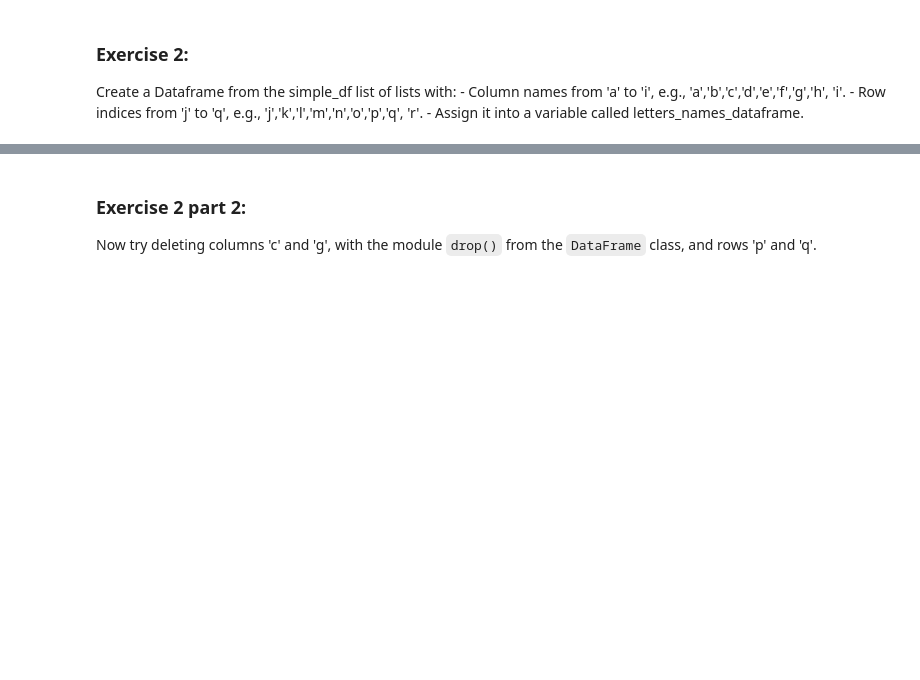
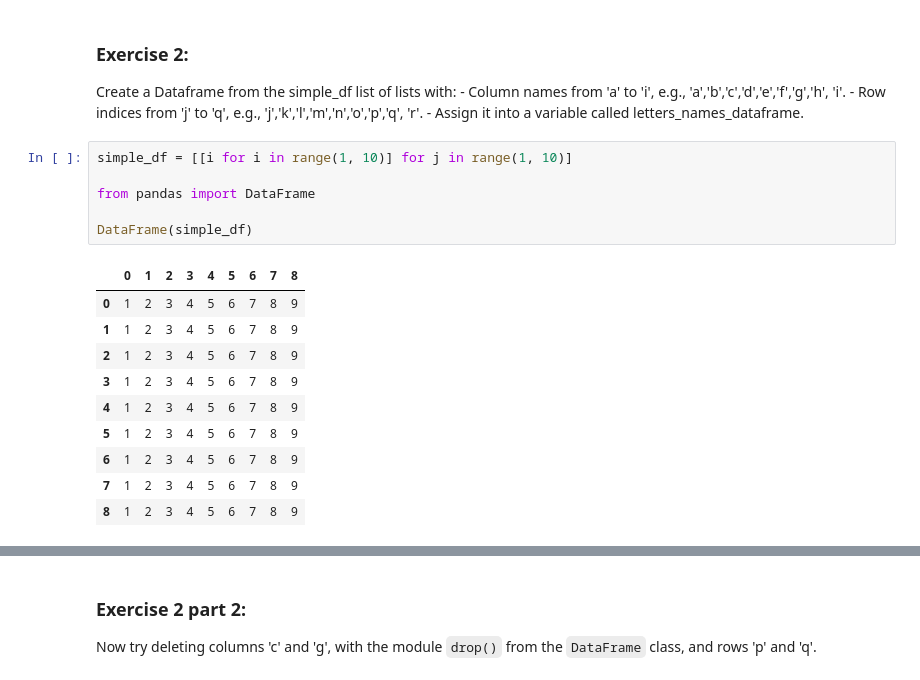
Before and after one commit to feliuserra/data_visualization_python, a Jupyter notebook: 1_Notebook_Introduction_to_Python_Pandas_and_Matplotlib.ipynb, the cells around one changed output, grey strips where cells are left out. Saved outputs shown, nothing was run; the diff lists cells and outputs as text; blank space fills up the shorter version.

```diff
--- a/1_Notebook_Introduction_to_Python_Pandas_and_Matplotlib.ipynb
+++ b/1_Notebook_Introduction_to_Python_Pandas_and_Matplotlib.ipynb
@@ -236,6 +236,23 @@ Create a Dataframe from the simple_df list of lists with:
     - Column names from 'a' to 'i', e.g., 'a','b','c','d','e','f','g','h', 'i'.
     - Row indices from 'j' to 'q', e.g., 'j','k','l','m','n','o','p','q', 'r'.
     - Assign it into a variable called letters_names_dataframe.
+# %%
+simple_df = [[i for i in range(1, 10)] for j in range(1, 10)]
+
+from pandas import DataFrame
+
+DataFrame(simple_df)
+# %% [output]
+|  | 0 | 1 | 2 | 3 | 4 | 5 | 6 | 7 | 8 |
+| 0 | 1 | 2 | 3 | 4 | 5 | 6 | 7 | 8 | 9 |
+| 1 | 1 | 2 | 3 | 4 | 5 | 6 | 7 | 8 | 9 |
+| 2 | 1 | 2 | 3 | 4 | 5 | 6 | 7 | 8 | 9 |
+| 3 | 1 | 2 | 3 | 4 | 5 | 6 | 7 | 8 | 9 |
+| 4 | 1 | 2 | 3 | 4 | 5 | 6 | 7 | 8 | 9 |
+| 5 | 1 | 2 | 3 | 4 | 5 | 6 | 7 | 8 | 9 |
+| 6 | 1 | 2 | 3 | 4 | 5 | 6 | 7 | 8 | 9 |
+| 7 | 1 | 2 | 3 | 4 | 5 | 6 | 7 | 8 | 9 |
+| 8 | 1 | 2 | 3 | 4 | 5 | 6 | 7 | 8 | 9 |
 # %%
 letters_names_df = DataFrame(simple_df,
                              columns=['a','b','c','d','e','f','g','h', 'i'],
```
Also changed, not shown: parts of 4 cells of this notebook.
